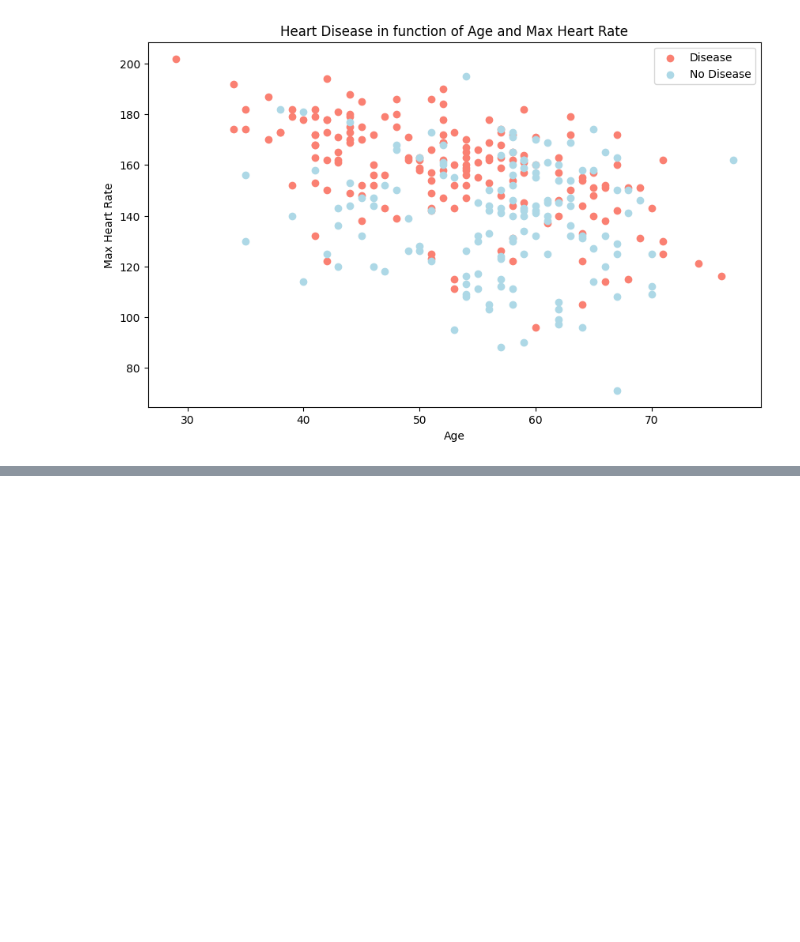
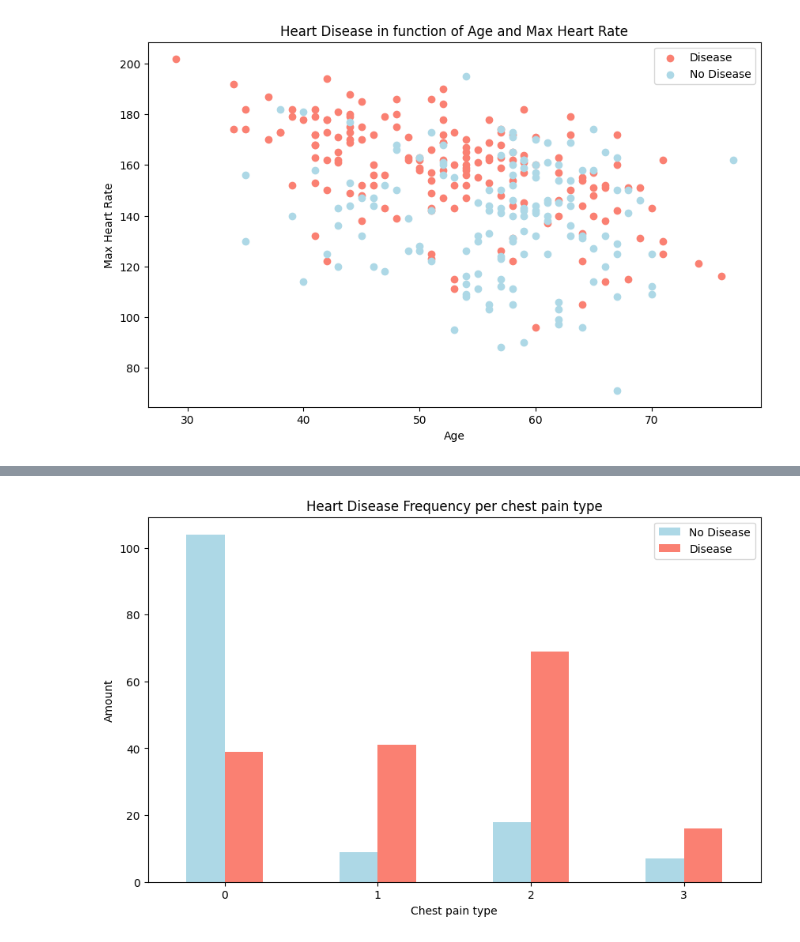
Before and after one commit to LochanaBandara03/heart-disease-classification, a Jupyter notebook: heart_disease_predict.ipynb, the cells around one changed output, grey strips where cells are left out. Cells and saved outputs as stored; diff of their text form; code cells hidden in the pictures; blank space fills up the shorter version.

```diff
--- a/heart_disease_predict.ipynb
+++ b/heart_disease_predict.ipynb
@@ -206,0 +223,14 @@ plt.legend(["Disease", "No Disease"])
+# %%
+#Create a crosstab and base plot
+pd.crosstab(index=df.cp, columns=df.target).plot(kind="bar",
+                                                 figsize=(10,6),
+                                                 color=["lightblue", "salmon"])
+
+#Add attributes to plot
+plt.title("Heart Disease Frequency per chest pain type")
+plt.xlabel("Chest pain type")
+plt.ylabel("Amount")
+plt.legend(["No Disease", "Disease"])
+plt.xticks(rotation=0);
+# %% [output]
+[figure, added]
```
Also changed, not shown: parts of 11 cells of this notebook.
